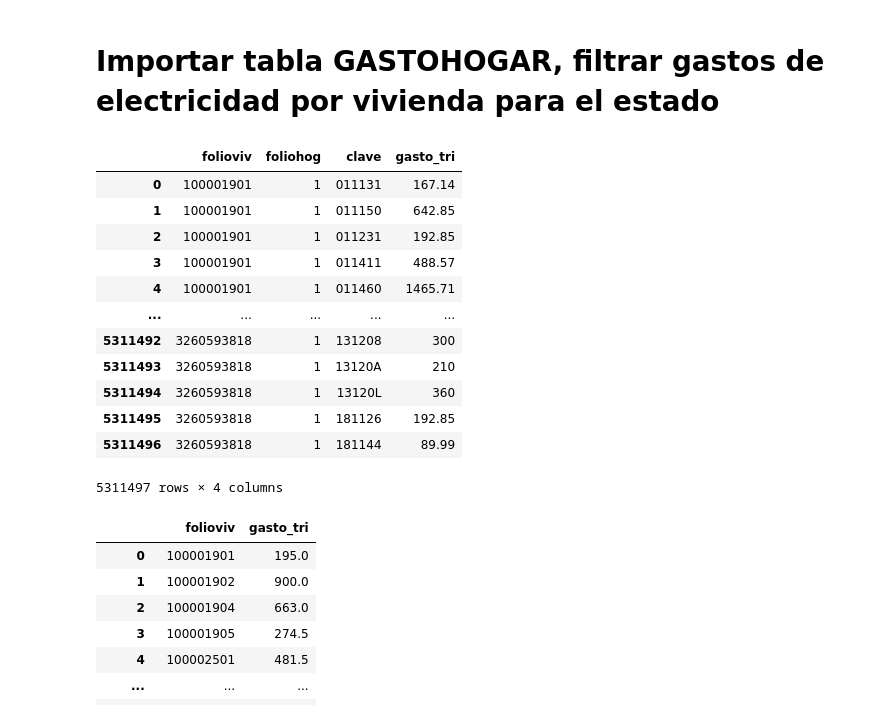
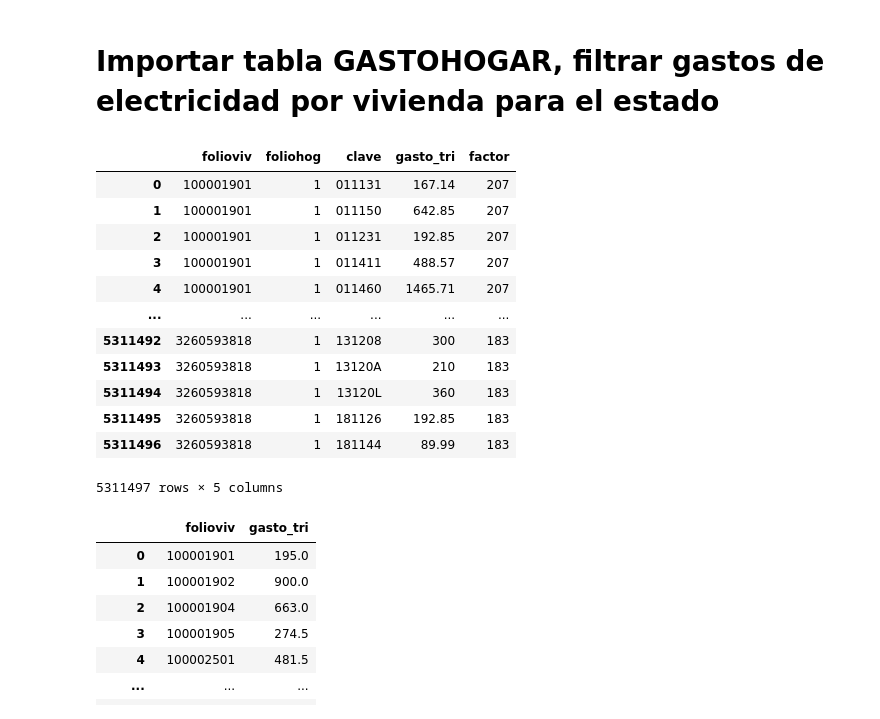
Before and after one commit to Maresromo/INEGI, a Jupyter notebook: ENIGH/notebooks/005_consumo_kWh_Campeche_decena.ipynb, the cells around one changed output. Cells and saved outputs as stored; diff of their text form; code cells hidden in the pictures.

```diff
--- a/ENIGH/notebooks/005_consumo_kWh_Campeche_decena.ipynb
+++ b/ENIGH/notebooks/005_consumo_kWh_Campeche_decena.ipynb
@@ -331,30 +163,30 @@ VIVIENDA_edo
 # %%
 f = '../data/raw/enigh2024_ns_gastoshogar_csv/gastoshogar.csv'
 GASTOHOGAR = pd.read_csv(f,
                        usecols = ['folioviv',
                                   'foliohog',
                                   'clave',
                                   # 'mes_dia','fecha_adqu','cantidad', 'gasto', 'costo',
                                   'gasto_tri',
                                   # 'entidad',
-                                  # 'factor'
+                                  'factor'
                                  ]
                       )
 GASTOHOGAR
 # %% [output]
-|  | folioviv | foliohog | clave | gasto_tri |
-| 0 | 100001901 | 1 | 011131 | 167.14 |
-| 1 | 100001901 | 1 | 011150 | 642.85 |
-| 2 | 100001901 | 1 | 011231 | 192.85 |
-| 3 | 100001901 | 1 | 011411 | 488.57 |
-| 4 | 100001901 | 1 | 011460 | 1465.71 |
-| ... | ... | ... | ... | ... |
-| 5311492 | 3260593818 | 1 | 131208 | 300 |
-| 5311493 | 3260593818 | 1 | 13120A | 210 |
-| 5311494 | 3260593818 | 1 | 13120L | 360 |
-| 5311495 | 3260593818 | 1 | 181126 | 192.85 |
-| 5311496 | 3260593818 | 1 | 181144 | 89.99 |
+|  | folioviv | foliohog | clave | gasto_tri | factor |
+| 0 | 100001901 | 1 | 011131 | 167.14 | 207 |
+| 1 | 100001901 | 1 | 011150 | 642.85 | 207 |
+| 2 | 100001901 | 1 | 011231 | 192.85 | 207 |
+| 3 | 100001901 | 1 | 011411 | 488.57 | 207 |
+| 4 | 100001901 | 1 | 011460 | 1465.71 | 207 |
+| ... | ... | ... | ... | ... | ... |
+| 5311492 | 3260593818 | 1 | 131208 | 300 | 183 |
+| 5311493 | 3260593818 | 1 | 13120A | 210 | 183 |
+| 5311494 | 3260593818 | 1 | 13120L | 360 | 183 |
+| 5311495 | 3260593818 | 1 | 181126 | 192.85 | 183 |
+| 5311496 | 3260593818 | 1 | 181144 | 89.99 | 183 |
-5311497 rows × 4 columns
+5311497 rows × 5 columns
 # %%
 # solo nos quedamos con los que sean de electricidad clave = 045100
 GASTOHOGAR_luz = GASTOHOGAR[GASTOHOGAR['clave'] == '045100'].copy()
```
Also changed, not shown: parts of 35 cells of this notebook, 21 other files.
